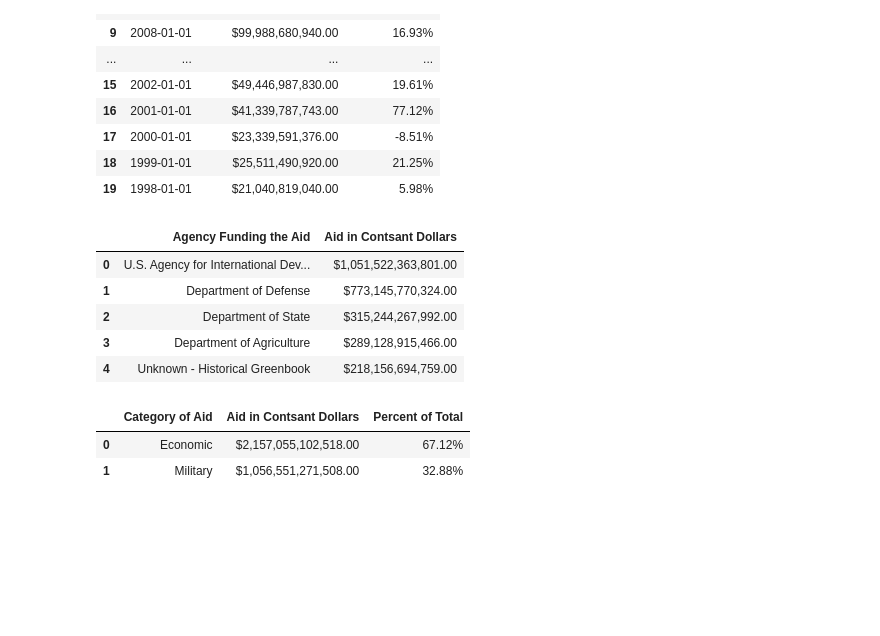
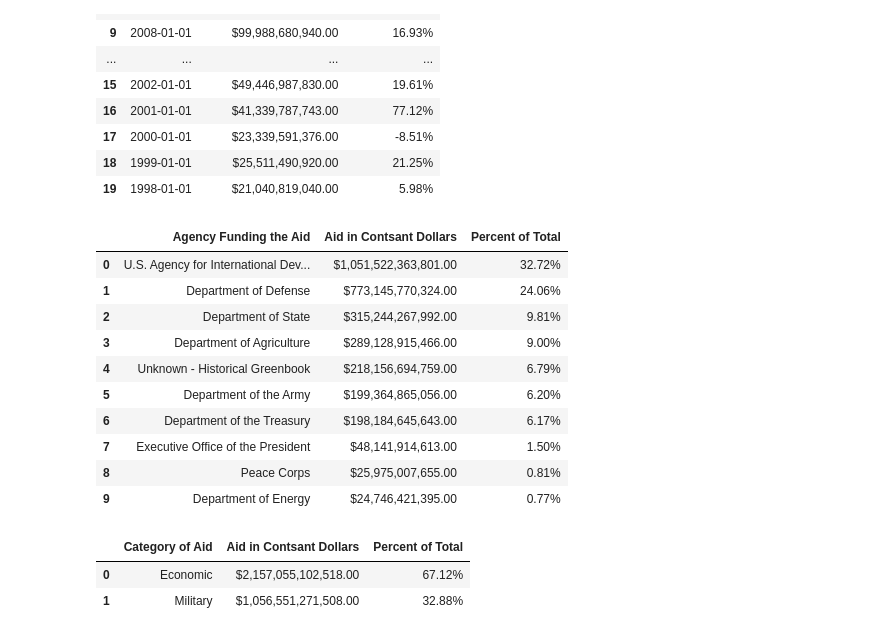
Before and after one commit to alexjhe/Python_Class_Final_Project, a Jupyter notebook: Python_Project_2_Exploratory_Notebook.ipynb, the cells around one changed output. Saved outputs shown, nothing was run; the diff lists cells and outputs as text; code cells hidden in the pictures; blank space fills up the shorter version.

```diff
--- a/Python_Project_2_Exploratory_Notebook.ipynb
+++ b/Python_Project_2_Exploratory_Notebook.ipynb
@@ -296,17 +296,23 @@ year_const_amt.head(20)
 # %%
 # Agency Funding Aid
 agency_const_amt = pd.DataFrame(us_for_aid_df_adj.groupby("funding_agency_name").constant_amount.sum().sort_values(ascending = False))
 agency_const_amt.reset_index(inplace = True)
 agency_const_amt.columns = ["Agency Funding the Aid", "Aid in Contsant Dollars"]
-agency_const_amt.head()
-#print(agency_const_amt)
+agency_const_amt["Percent of Total"] = agency_const_amt["Aid in Contsant Dollars"] / agency_const_amt["Aid in Contsant Dollars"].sum()
+agency_const_amt["Percent of Total"] = agency_const_amt["Percent of Total"].apply(as_percent)
+agency_const_amt.head(10)
 # %% [output]
-|  | Agency Funding the Aid | Aid in Contsant Dollars |
-| 0 | U.S. Agency for International Dev... | $1,051,522,363,801.00 |
-| 1 | Department of Defense | $773,145,770,324.00 |
-| 2 | Department of State | $315,244,267,992.00 |
-| 3 | Department of Agriculture | $289,128,915,466.00 |
-| 4 | Unknown - Historical Greenbook | $218,156,694,759.00 |
+|  | Agency Funding the Aid | Aid in Contsant Dollars | Percent of Total |
+| 0 | U.S. Agency for International Dev... | $1,051,522,363,801.00 | 32.72% |
+| 1 | Department of Defense | $773,145,770,324.00 | 24.06% |
+| 2 | Department of State | $315,244,267,992.00 | 9.81% |
+| 3 | Department of Agriculture | $289,128,915,466.00 | 9.00% |
+| 4 | Unknown - Historical Greenbook | $218,156,694,759.00 | 6.79% |
+| 5 | Department of the Army | $199,364,865,056.00 | 6.20% |
+| 6 | Department of the Treasury | $198,184,645,643.00 | 6.17% |
+| 7 | Executive Office of the President | $48,141,914,613.00 | 1.50% |
+| 8 | Peace Corps | $25,975,007,655.00 | 0.81% |
+| 9 | Department of Energy | $24,746,421,395.00 | 0.77% |
 # %%
 # Category of Aid
 aid_cat_const_amt = pd.DataFrame(us_for_aid_df_adj.groupby("assistance_category_name").constant_amount.sum().sort_values(ascending = False))
```
Also changed, not shown: parts of 7 cells of this notebook.
